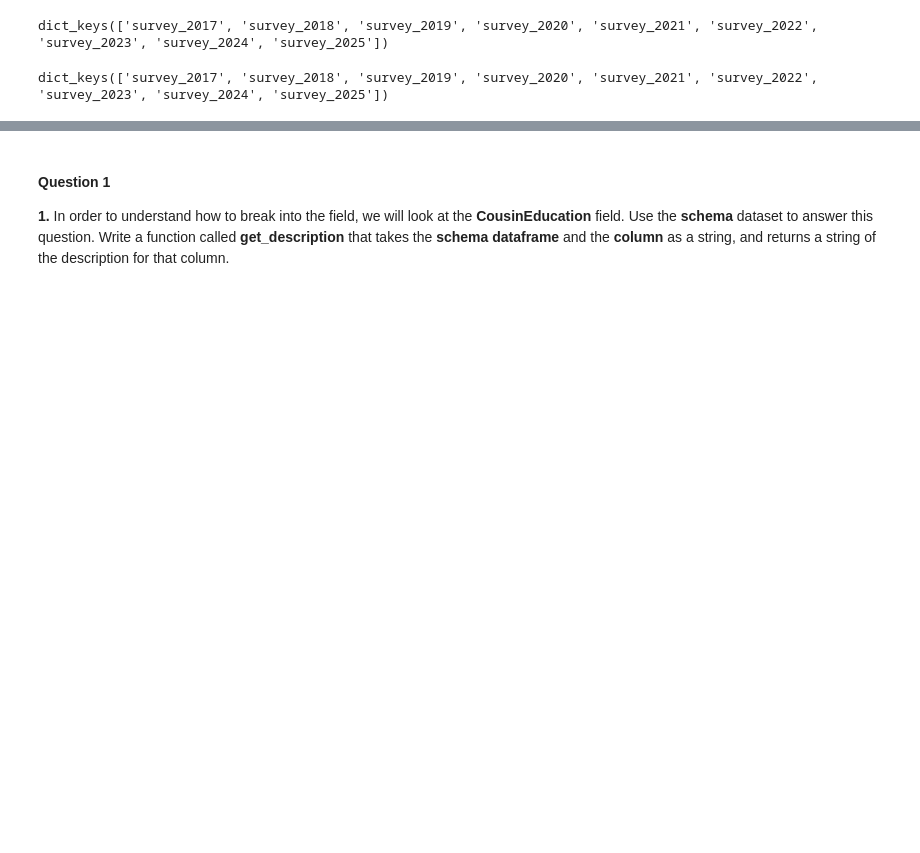
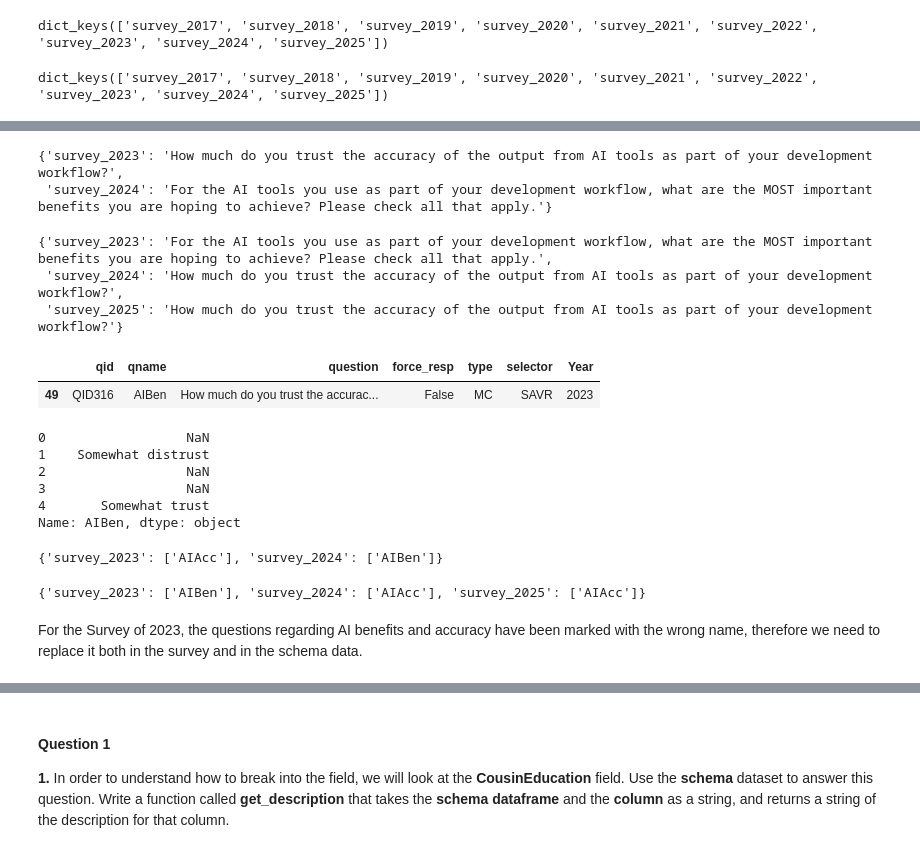
Before and after one commit to UUJI17D/StackoverflowSurvey_UpskillingProject, a Jupyter notebook: Project.ipynb, the cells around one changed output, grey strips where cells are left out. Saved outputs shown, nothing was run; the diff lists cells and outputs as text; code cells hidden in the pictures; blank space fills up the shorter version.

```diff
--- a/Project.ipynb
+++ b/Project.ipynb
@@ -234,0 +536,35 @@ matches.head()
+# %%
+get_description("AIBen", schema_dfs)
+# %% [output]
+{'survey_2023': 'How much do you trust the accuracy of the output from AI tools as part of your development workflow?',
+ 'survey_2024': 'For the AI tools you use as part of your development workflow, what are the MOST important benefits you are hoping to achieve? Please check all that apply.'}
+# %%
+get_description("AIAcc", schema_dfs)
+# %% [output]
+{'survey_2023': 'For the AI tools you use as part of your development workflow, what are the MOST important benefits you are hoping to achieve? Please check all that apply.',
+ 'survey_2024': 'How much do you trust the accuracy of the output from AI tools as part of your development workflow?',
+ 'survey_2025': 'How much do you trust the accuracy of the output from AI tools as part of your development workflow?'}
+# %%
+schema_dfs["survey_2023"][schema_dfs["survey_2023"]["qname"]=="AIBen"]
+# %% [output]
+|  | qid | qname | question | force_resp | type | selector | Year |
+| 49 | QID316 | AIBen | How much do you trust the accurac... | False | MC | SAVR | 2023 |
+# %%
+survey_dfs["survey_2023"]["AIBen"].head()
+# %% [output]
+0                  NaN
+1    Somewhat distrust
+2                  NaN
+3                  NaN
+4       Somewhat trust
+Name: AIBen, dtype: object
+# %%
+get_column_name("For the AI tools you use as part of your development workflow, what are the MOST important benefits you are hoping to achieve? Please check all that apply.", schema_dfs)
+# %% [output]
+{'survey_2023': ['AIAcc'], 'survey_2024': ['AIBen']}
+# %%
+get_column_name("How much do you trust the accuracy of the output from AI tools as part of your development workflow?", schema_dfs)
+# %% [output]
+{'survey_2023': ['AIBen'], 'survey_2024': ['AIAcc'], 'survey_2025': ['AIAcc']}
+# %% [markdown]
+For the Survey of 2023, the questions regarding AI benefits and accuracy have been marked with the wrong name, therefore we need to replace it both in the survey and in the schema data.
```
Also changed, not shown: parts of 53 cells of this notebook.
